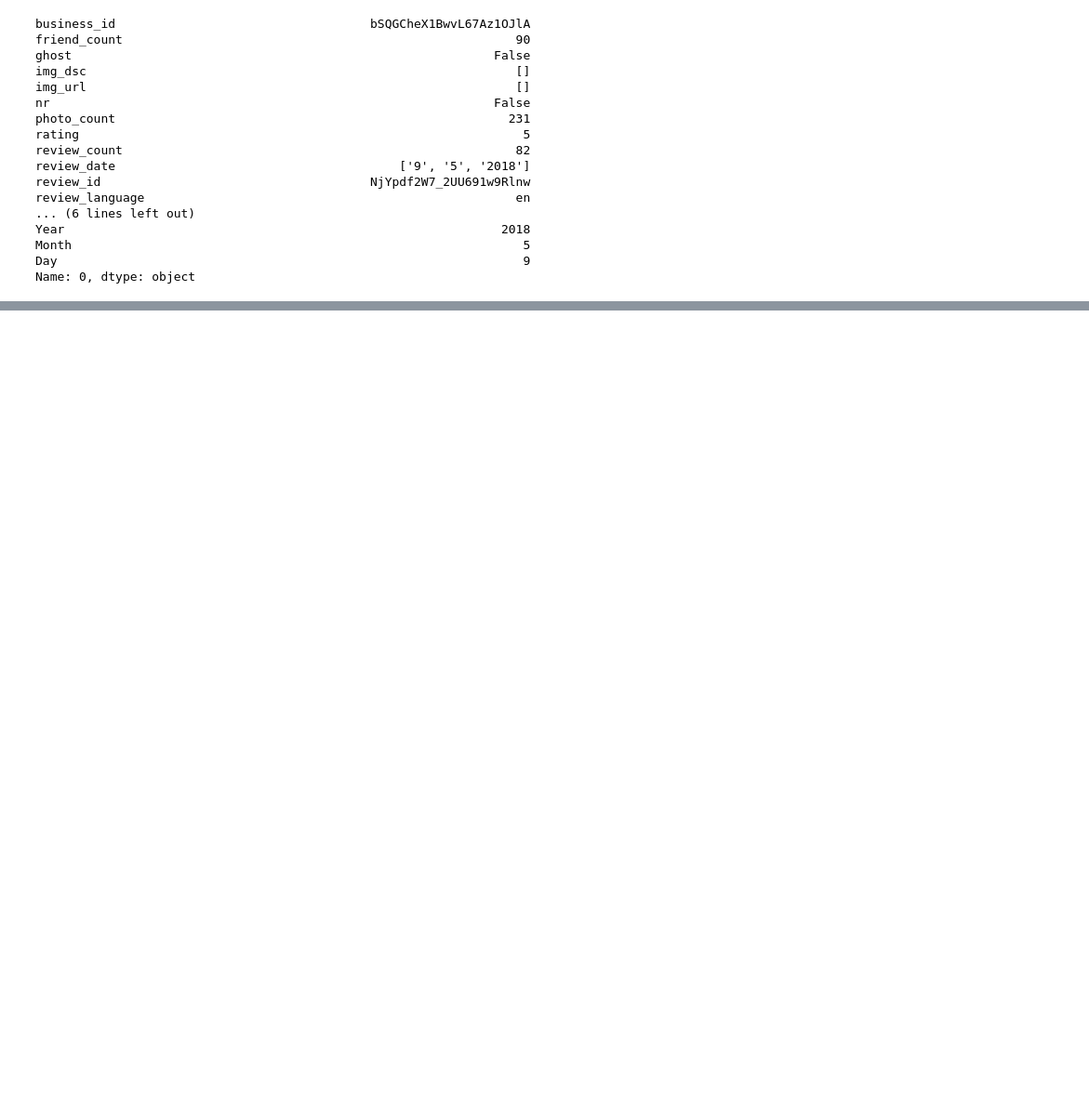
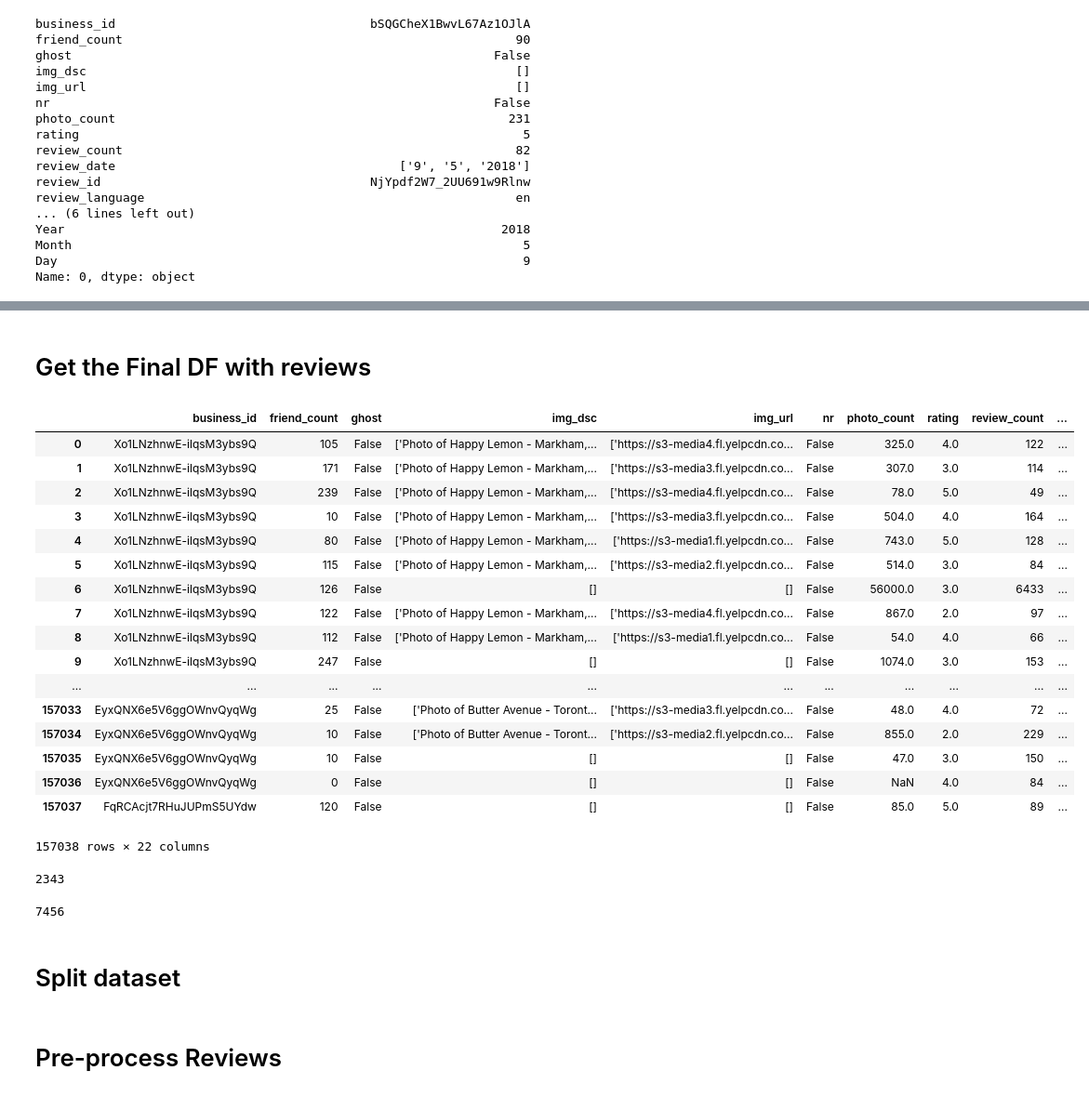
Before and after one commit to litosly/thesis, a Jupyter notebook: data exploration/Yelp Toronto data exploration.ipynb, the cells around one changed output, grey strips where cells are left out. Shown at 93% size. Cells and saved outputs as stored; diff of their text form; code cells hidden in the pictures; blank space fills up the shorter version.

```diff
--- a/data exploration/Yelp Toronto data exploration.ipynb
+++ b/data exploration/Yelp Toronto data exploration.ipynb
@@ -62,0 +245,38 @@ Name: 0, dtype: object
+# %%
+items = pos_df[ITEM_ID].values
+# %% [markdown]
+# Get the Final DF with reviews
+# %%
+cur_df = df.loc[(df[USER_ID].isin(users)) & (df[ITEM_ID].isin(items))].reset_index(drop=True)
+cur_df
+# %% [output]
+|  | business_id | friend_count | ghost | img_dsc | img_url | nr | photo_count | rating | review_count | ... |
+| 0 | Xo1LNzhnwE-ilqsM3ybs9Q | 105 | False | ['Photo of Happy Lemon - Markham,... | ['https://s3-media4.fl.yelpcdn.co... | False | 325.0 | 4.0 | 122 | ... |
+| 1 | Xo1LNzhnwE-ilqsM3ybs9Q | 171 | False | ['Photo of Happy Lemon - Markham,... | ['https://s3-media3.fl.yelpcdn.co... | False | 307.0 | 3.0 | 114 | ... |
+| 2 | Xo1LNzhnwE-ilqsM3ybs9Q | 239 | False | ['Photo of Happy Lemon - Markham,... | ['https://s3-media4.fl.yelpcdn.co... | False | 78.0 | 5.0 | 49 | ... |
+| 3 | Xo1LNzhnwE-ilqsM3ybs9Q | 10 | False | ['Photo of Happy Lemon - Markham,... | ['https://s3-media3.fl.yelpcdn.co... | False | 504.0 | 4.0 | 164 | ... |
+| 4 | Xo1LNzhnwE-ilqsM3ybs9Q | 80 | False | ['Photo of Happy Lemon - Markham,... | ['https://s3-media1.fl.yelpcdn.co... | False | 743.0 | 5.0 | 128 | ... |
+| 5 | Xo1LNzhnwE-ilqsM3ybs9Q | 115 | False | ['Photo of Happy Lemon - Markham,... | ['https://s3-media2.fl.yelpcdn.co... | False | 514.0 | 3.0 | 84 | ... |
+| 6 | Xo1LNzhnwE-ilqsM3ybs9Q | 126 | False | [] | [] | False | 56000.0 | 3.0 | 6433 | ... |
+| 7 | Xo1LNzhnwE-ilqsM3ybs9Q | 122 | False | ['Photo of Happy Lemon - Markham,... | ['https://s3-media4.fl.yelpcdn.co... | False | 867.0 | 2.0 | 97 | ... |
+| 8 | Xo1LNzhnwE-ilqsM3ybs9Q | 112 | False | ['Photo of Happy Lemon - Markham,... | ['https://s3-media1.fl.yelpcdn.co... | False | 54.0 | 4.0 | 66 | ... |
+| 9 | Xo1LNzhnwE-ilqsM3ybs9Q | 247 | False | [] | [] | False | 1074.0 | 3.0 | 153 | ... |
+| ... | ... | ... | ... | ... | ... | ... | ... | ... | ... | ... |
+| 157033 | EyxQNX6e5V6ggOWnvQyqWg | 25 | False | ['Photo of Butter Avenue - Toront... | ['https://s3-media3.fl.yelpcdn.co... | False | 48.0 | 4.0 | 72 | ... |
+| 157034 | EyxQNX6e5V6ggOWnvQyqWg | 10 | False | ['Photo of Butter Avenue - Toront... | ['https://s3-media2.fl.yelpcdn.co... | False | 855.0 | 2.0 | 229 | ... |
+| 157035 | EyxQNX6e5V6ggOWnvQyqWg | 10 | False | [] | [] | False | 47.0 | 3.0 | 150 | ... |
+| 157036 | EyxQNX6e5V6ggOWnvQyqWg | 0 | False | [] | [] | False | NaN | 4.0 | 84 | ... |
+| 157037 | FqRCAcjt7RHuJUPmS5UYdw | 120 | False | [] | [] | False | 85.0 | 5.0 | 89 | ... |
+157038 rows × 22 columns
+# %%
+cur_df[USER_ID].nunique()
+# %% [output]
+2343
+# %%
+cur_df[ITEM_ID].nunique()
+# %% [output]
+7456
+# %% [markdown]
+# Split dataset
+# %% [markdown]
+# Pre-process Reviews
```
Also changed, not shown: parts of 44 cells of this notebook.
